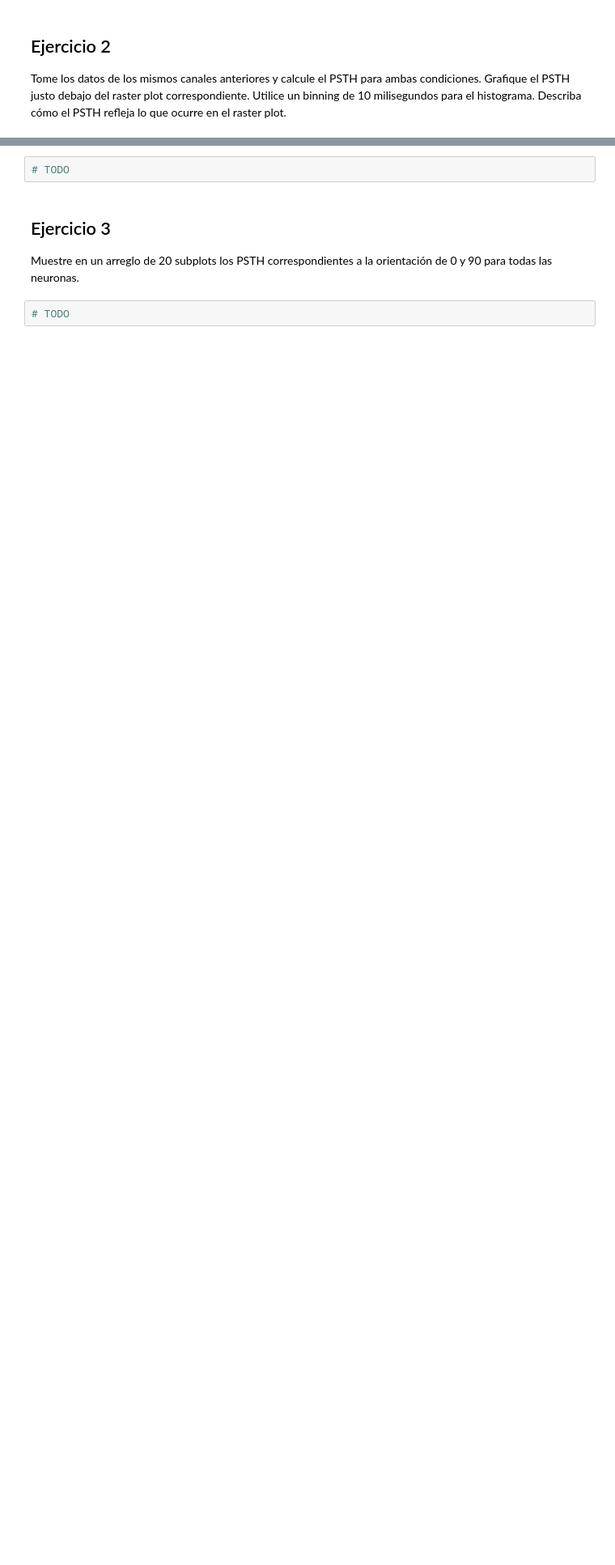
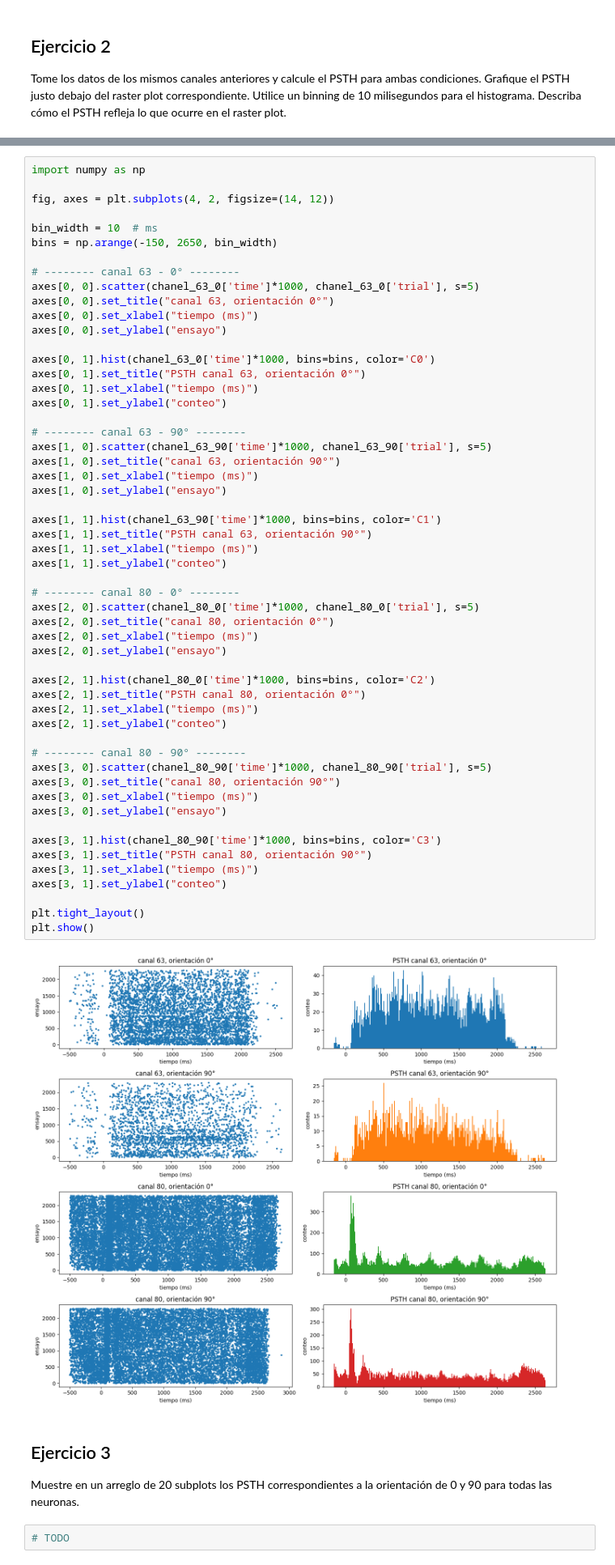
Before and after one commit to jctrejosi/neurociencias, a Jupyter notebook: Lab9 - Poblacion neuronal/index.ipynb, the cells around one changed output, grey strips where cells are left out. Shown at 81% size. Saved outputs shown, nothing was run; the diff lists cells and outputs as text; blank space fills up the shorter version.

```diff
--- a/Lab9 - Poblacion neuronal/index.ipynb
+++ b/Lab9 - Poblacion neuronal/index.ipynb
@@ -176,5 +178,59 @@ Tome los datos de los mismos canales anteriores y calcule el PSTH para ambas con
 # %%
-# TODO
+import numpy as np
+
+fig, axes = plt.subplots(4, 2, figsize=(14, 12))
+
+bin_width = 10  # ms
+bins = np.arange(-150, 2650, bin_width)
+
+# -------- canal 63 - 0° --------
+axes[0, 0].scatter(chanel_63_0['time']*1000, chanel_63_0['trial'], s=5)
+axes[0, 0].set_title("canal 63, orientación 0°")
+axes[0, 0].set_xlabel("tiempo (ms)")
+axes[0, 0].set_ylabel("ensayo")
+
+axes[0, 1].hist(chanel_63_0['time']*1000, bins=bins, color='C0')
+axes[0, 1].set_title("PSTH canal 63, orientación 0°")
+axes[0, 1].set_xlabel("tiempo (ms)")
+axes[0, 1].set_ylabel("conteo")
+
+# -------- canal 63 - 90° --------
+axes[1, 0].scatter(chanel_63_90['time']*1000, chanel_63_90['trial'], s=5)
+axes[1, 0].set_title("canal 63, orientación 90°")
+axes[1, 0].set_xlabel("tiempo (ms)")
+axes[1, 0].set_ylabel("ensayo")
+
+axes[1, 1].hist(chanel_63_90['time']*1000, bins=bins, color='C1')
+axes[1, 1].set_title("PSTH canal 63, orientación 90°")
+axes[1, 1].set_xlabel("tiempo (ms)")
+axes[1, 1].set_ylabel("conteo")
+
+# -------- canal 80 - 0° --------
+axes[2, 0].scatter(chanel_80_0['time']*1000, chanel_80_0['trial'], s=5)
+axes[2, 0].set_title("canal 80, orientación 0°")
+axes[2, 0].set_xlabel("tiempo (ms)")
+axes[2, 0].set_ylabel("ensayo")
+
+axes[2, 1].hist(chanel_80_0['time']*1000, bins=bins, color='C2')
+axes[2, 1].set_title("PSTH canal 80, orientación 0°")
+axes[2, 1].set_xlabel("tiempo (ms)")
+axes[2, 1].set_ylabel("conteo")
+
+# -------- canal 80 - 90° --------
+axes[3, 0].scatter(chanel_80_90['time']*1000, chanel_80_90['trial'], s=5)
+axes[3, 0].set_title("canal 80, orientación 90°")
+axes[3, 0].set_xlabel("tiempo (ms)")
+axes[3, 0].set_ylabel("ensayo")
+
+axes[3, 1].hist(chanel_80_90['time']*1000, bins=bins, color='C3')
+axes[3, 1].set_title("PSTH canal 80, orientación 90°")
+axes[3, 1].set_xlabel("tiempo (ms)")
+axes[3, 1].set_ylabel("conteo")
+
+plt.tight_layout()
+plt.show()
+# %% [output]
+[figure, added]
 # %% [markdown]
 ## Ejercicio 3
 
```
Also changed, not shown: parts of 5 cells of this notebook.
